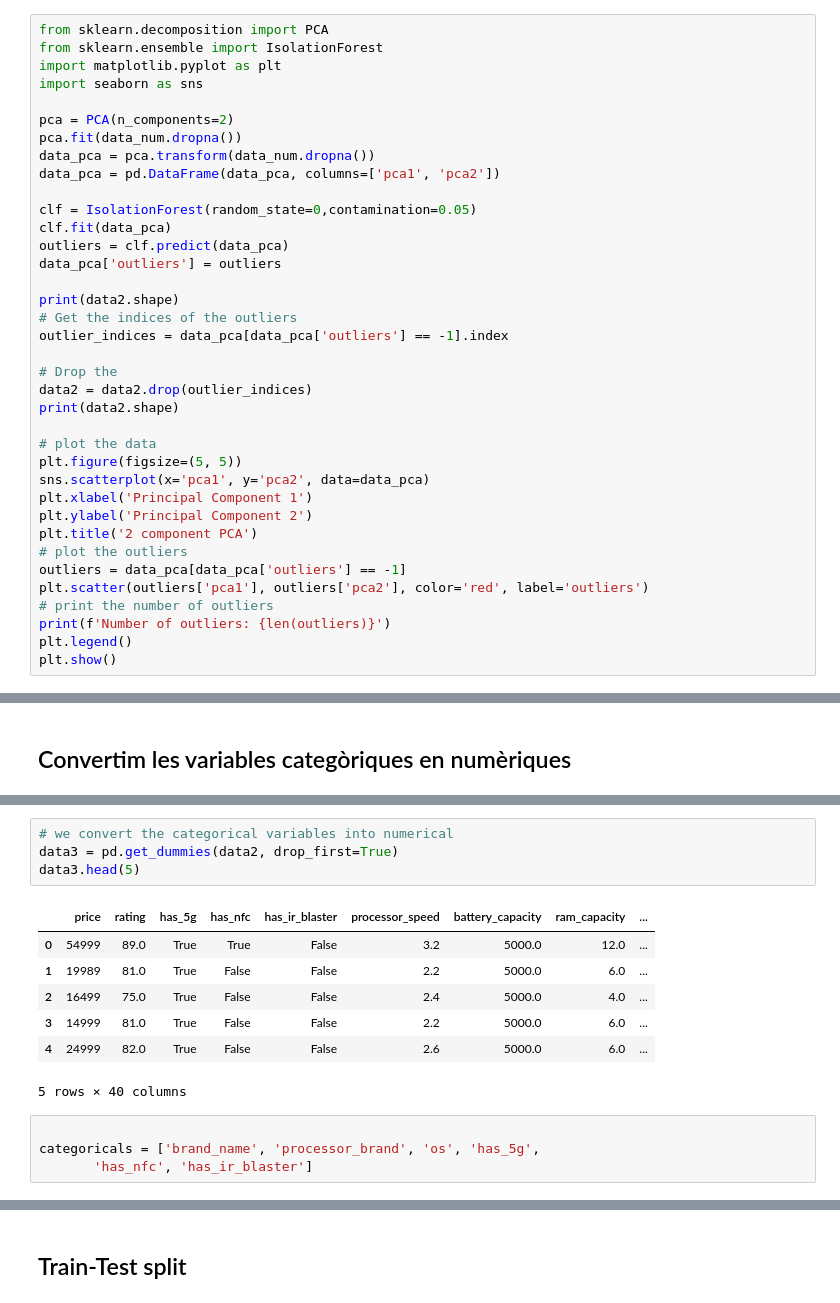
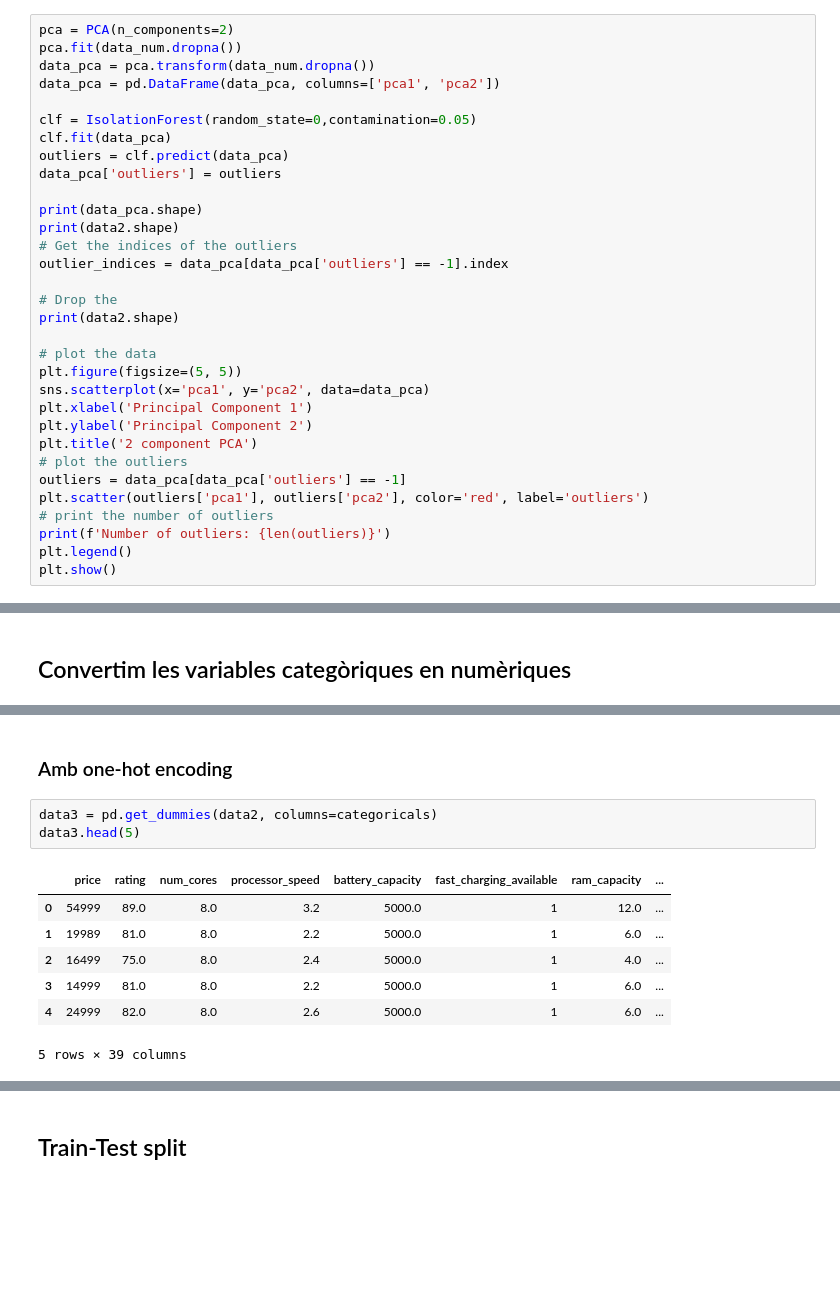
Before and after one commit to Nifel13/Smartphone-predictor, a Jupyter notebook: esmarfon_predict.ipynb, the cells around one changed output, grey strips where cells are left out. Drawn from its saved outputs; the diff is of its cells as text; blank space fills up the shorter version.

```diff
--- a/esmarfon_predict.ipynb
+++ b/esmarfon_predict.ipynb
@@ -281,11 +296,6 @@ plt.show()
 # %% [markdown]
 ## PCA de les nostres dades per trobar outliers
 # %%
-from sklearn.decomposition import PCA
-from sklearn.ensemble import IsolationForest
-import matplotlib.pyplot as plt
-import seaborn as sns
-
 pca = PCA(n_components=2)
 pca.fit(data_num.dropna())
 data_pca = pca.transform(data_num.dropna())
@@ -296,12 +306,12 @@ clf.fit(data_pca)
 outliers = clf.predict(data_pca)
 data_pca['outliers'] = outliers
 
+print(data_pca.shape)
 print(data2.shape)
 # Get the indices of the outliers
 outlier_indices = data_pca[data_pca['outliers'] == -1].index
 
 # Drop the
-data2 = data2.drop(outlier_indices)
 print(data2.shape)
 
 # plot the data
@@ -330,16 +357,13 @@ data2.drop(columns = ["extended_upto"], inplace = True)
+# %% [markdown]
+### Amb one-hot encoding
 # %%
-# we convert the categorical variables into numerical
-data3 = pd.get_dummies(data2, drop_first=True)
+data3 = pd.get_dummies(data2, columns=categoricals)
 data3.head(5)
 # %% [output]
-|  | price | rating | has_5g | has_nfc | has_ir_blaster | processor_speed | battery_capacity | ram_capacity | ... |
-| 0 | 54999 | 89.0 | True | True | False | 3.2 | 5000.0 | 12.0 | ... |
-| 1 | 19989 | 81.0 | True | False | False | 2.2 | 5000.0 | 6.0 | ... |
-| 2 | 16499 | 75.0 | True | False | False | 2.4 | 5000.0 | 4.0 | ... |
-| 3 | 14999 | 81.0 | True | False | False | 2.2 | 5000.0 | 6.0 | ... |
-| 4 | 24999 | 82.0 | True | False | False | 2.6 | 5000.0 | 6.0 | ... |
+|  | price | rating | num_cores | processor_speed | battery_capacity | fast_charging_available | ram_capacity | ... |
+| 0 | 54999 | 89.0 | 8.0 | 3.2 | 5000.0 | 1 | 12.0 | ... |
+| 1 | 19989 | 81.0 | 8.0 | 2.2 | 5000.0 | 1 | 6.0 | ... |
+| 2 | 16499 | 75.0 | 8.0 | 2.4 | 5000.0 | 1 | 4.0 | ... |
+| 3 | 14999 | 81.0 | 8.0 | 2.2 | 5000.0 | 1 | 6.0 | ... |
+| 4 | 24999 | 82.0 | 8.0 | 2.6 | 5000.0 | 1 | 6.0 | ... |
-5 rows × 40 columns
+5 rows × 39 columns
-# %%
-
-categoricals = ['brand_name', 'processor_brand', 'os', 'has_5g',
-       'has_nfc', 'has_ir_blaster']
```
Also changed, not shown: parts of 22 cells of this notebook.
